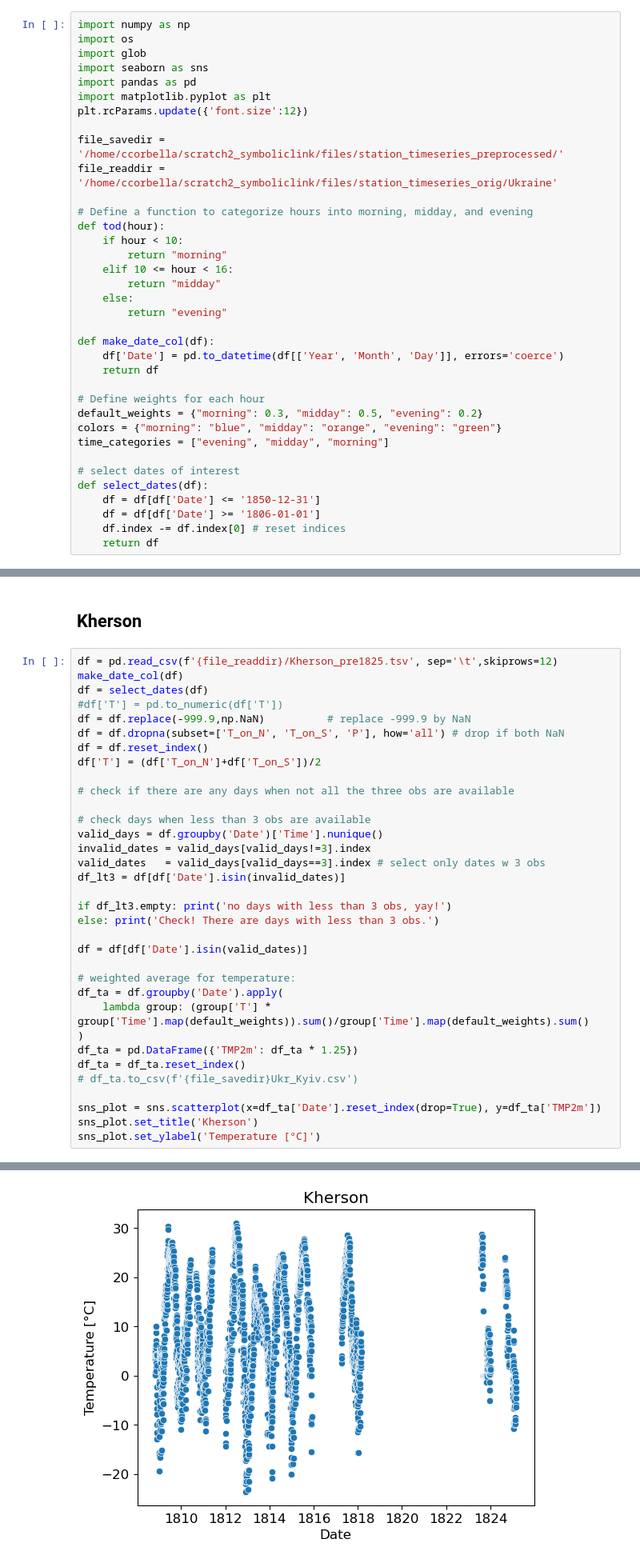
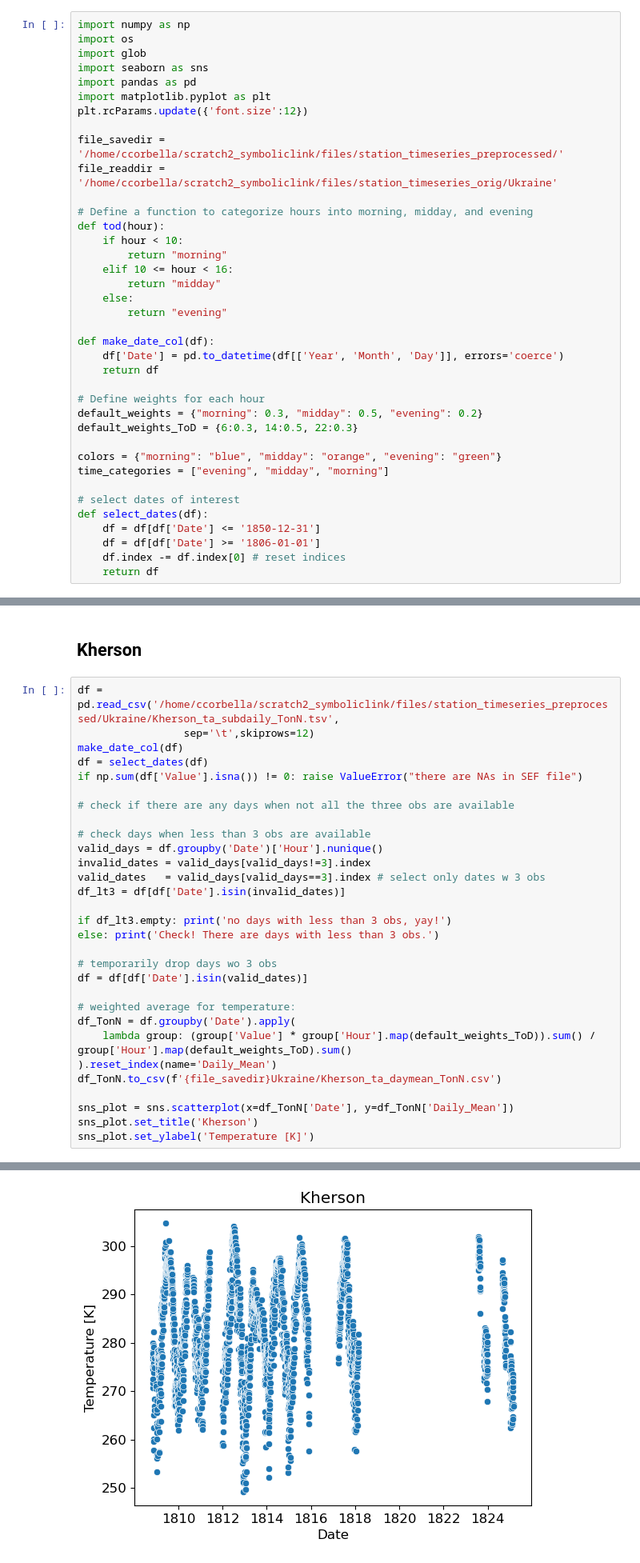
Before and after one commit to carlotatrx/dataprep, a Jupyter notebook: dataprep_ukraine.ipynb, the cells around one changed output, grey strips where cells are left out. Shown: that part at 80% size. Saved outputs shown, nothing was run; the diff lists cells and outputs as text.

```diff
--- a/dataprep_ukraine.ipynb
+++ b/dataprep_ukraine.ipynb
@@ -25,6 +25,8 @@ def make_date_col(df):
 
 # Define weights for each hour
 default_weights = {"morning": 0.3, "midday": 0.5, "evening": 0.2}
+default_weights_ToD = {6:0.3, 14:0.5, 22:0.3}
+
 colors = {"morning": "blue", "midday": "orange", "evening": "green"}
 time_categories = ["evening", "midday", "morning"]
 
@@ -71,19 +73,16 @@ Text(0, 0.5, 'Temperature [°C]')
 # %% [markdown]
 ## Kherson
 # %%
-df = pd.read_csv(f'{file_readdir}/Kherson_pre1825.tsv', sep='\t',skiprows=12)
+df = pd.read_csv('/home/ccorbella/scratch2_symboliclink/files/station_timeseries_preprocessed/Ukraine/Kherson_ta_subdaily_TonN.tsv',
+                 sep='\t',skiprows=12)
 make_date_col(df)
 df = select_dates(df)
-#df['T'] = pd.to_numeric(df['T'])
-df = df.replace(-999.9,np.NaN)          # replace -999.9 by NaN
-df = df.dropna(subset=['T_on_N', 'T_on_S', 'P'], how='all') # drop if both NaN
-df = df.reset_index()
-df['T'] = (df['T_on_N']+df['T_on_S'])/2
+if np.sum(df['Value'].isna()) != 0: raise ValueError("there are NAs in SEF file")
 
 # check if there are any days when not all the three obs are available
 
 # check days when less than 3 obs are available
-valid_days = df.groupby('Date')['Time'].nunique()
+valid_days = df.groupby('Date')['Hour'].nunique()
 invalid_dates = valid_days[valid_days!=3].index
 valid_dates   = valid_days[valid_days==3].index # select only dates w 3 obs
 df_lt3 = df[df['Date'].isin(invalid_dates)]
@@ -91,17 +90,16 @@ df_lt3 = df[df['Date'].isin(invalid_dates)]
 if df_lt3.empty: print('no days with less than 3 obs, yay!')
 else: print('Check! There are days with less than 3 obs.')
 
+# temporarily drop days wo 3 obs
 df = df[df['Date'].isin(valid_dates)]
 
 # weighted average for temperature:
-df_ta = df.groupby('Date').apply(
-    lambda group: (group['T'] * group['Time'].map(default_weights)).sum()/group['Time'].map(default_weights).sum()
-)
-df_ta = pd.DataFrame({'TMP2m': df_ta * 1.25})
-df_ta = df_ta.reset_index()
-# df_ta.to_csv(f'{file_savedir}Ukr_Kyiv.csv')
+df_TonN = df.groupby('Date').apply(
+    lambda group: (group['Value'] * group['Hour'].map(default_weights_ToD)).sum() / group['Hour'].map(default_weights_ToD).sum()
+).reset_index(name='Daily_Mean')
+df_TonN.to_csv(f'{file_savedir}Ukraine/Kherson_ta_daymean_TonN.csv')
 
-sns_plot = sns.scatterplot(x=df_ta['Date'].reset_index(drop=True), y=df_ta['TMP2m'])
+sns_plot = sns.scatterplot(x=df_TonN['Date'], y=df_TonN['Daily_Mean'])
 sns_plot.set_title('Kherson')
-sns_plot.set_ylabel('Temperature [°C]')
+sns_plot.set_ylabel('Temperature [K]')
 # %% [output]
@@ -110,4 +108,4 @@ Text(0, 0.5, 'Temperature [°C]')
-[figure, old version]
+[figure, new version]
 # %%
 colors = {"T_on_N": "darkblue", "T_on_S": "lightblue", "P": "orange"}
 
```
Also changed, not shown: parts of 12 cells of this notebook, 3 other files.
